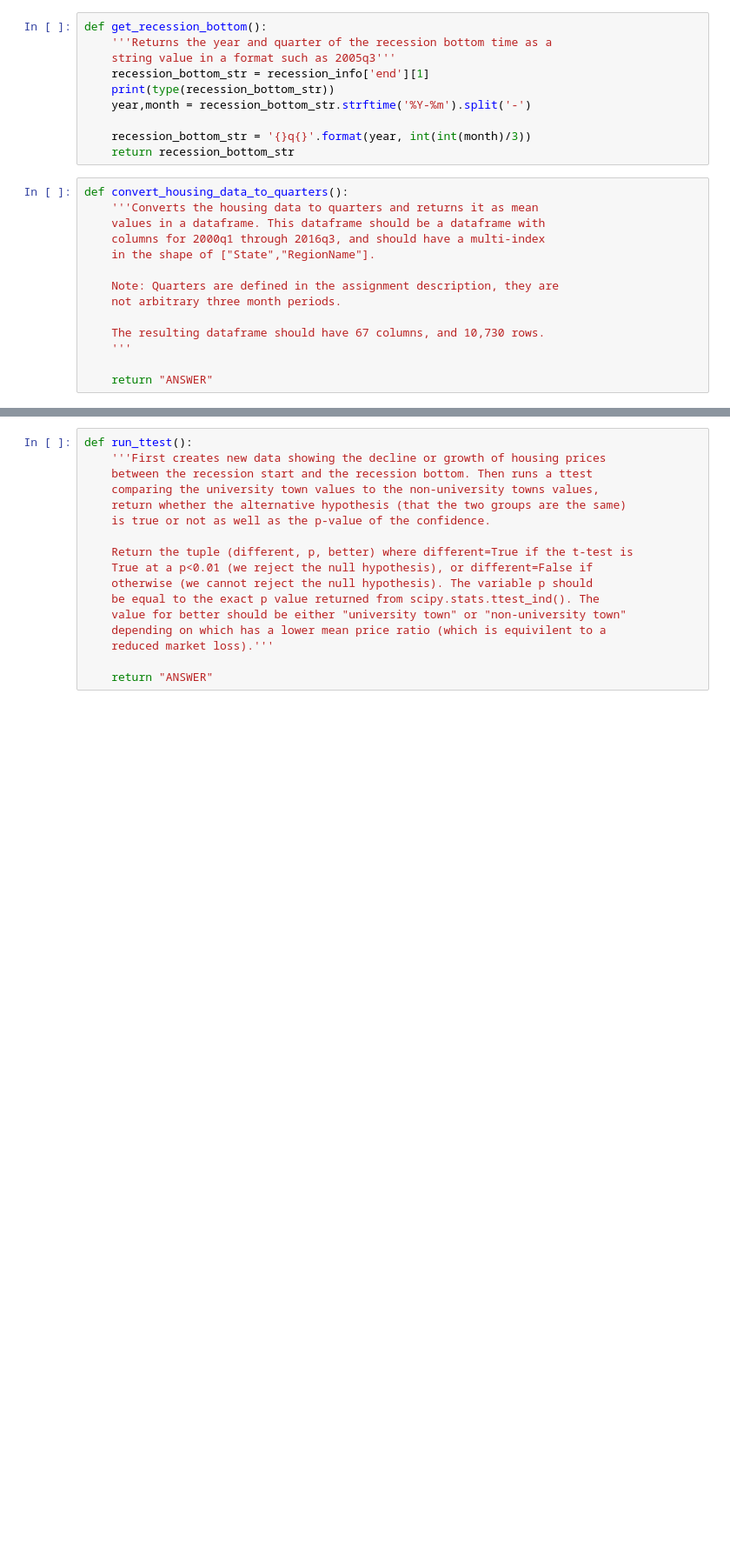
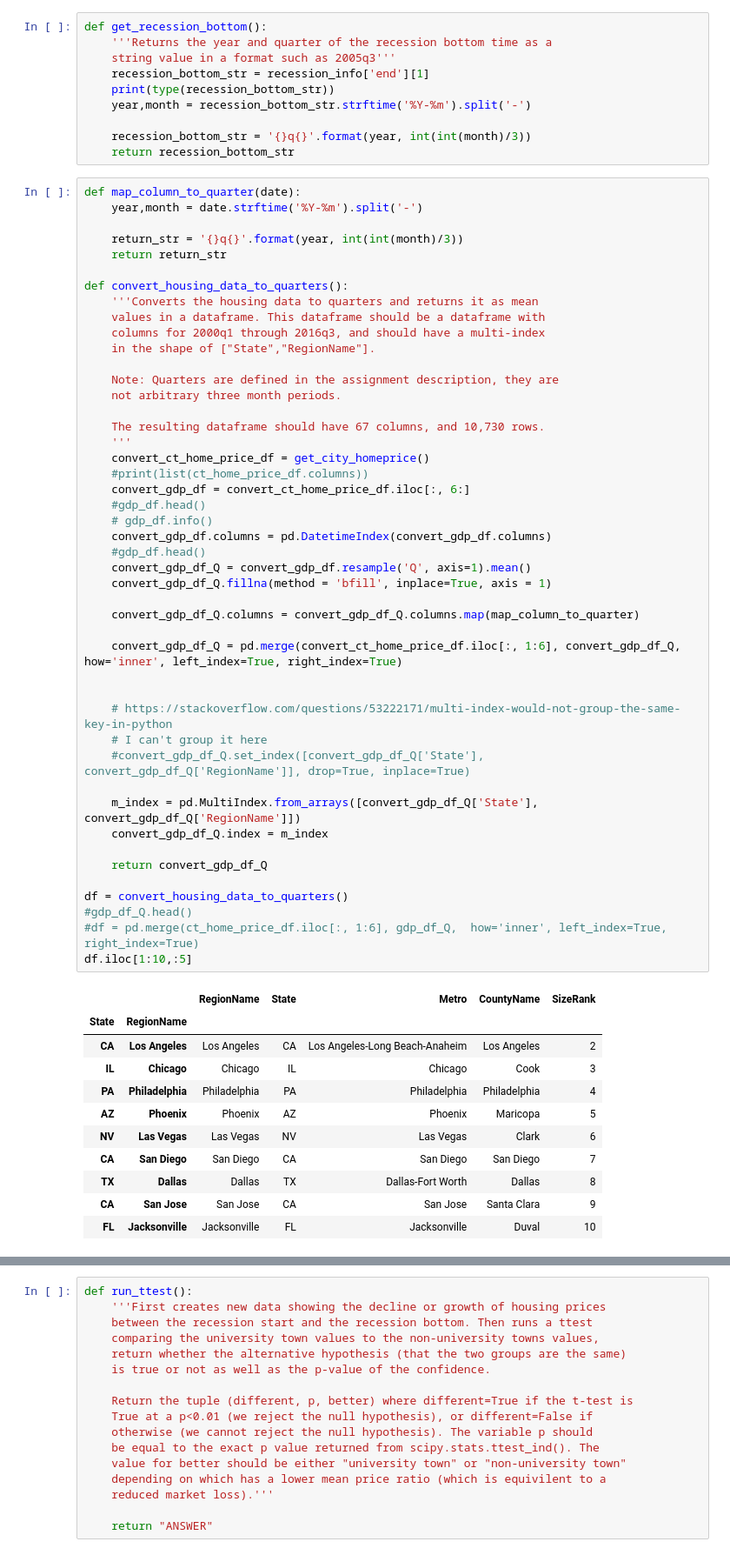
Before and after one commit to zozowit/-DS_in_Python, a Jupyter notebook: UMich_DataSciencewithPythonSpecialization/cours1_IntroductiontoDataScienceinPython/week4/Assignment+4.ipynb, the cells around one changed output, grey strips where cells are left out. Shown at 87% size. Drawn from its saved outputs; the diff is of its cells as text; blank space fills up the shorter version.

Commit message:
python:DS:UMich:course:week4: assignment update

```diff
--- a/UMich_DataSciencewithPythonSpecialization/cours1_IntroductiontoDataScienceinPython/week4/Assignment+4.ipynb
+++ b/UMich_DataSciencewithPythonSpecialization/cours1_IntroductiontoDataScienceinPython/week4/Assignment+4.ipynb
@@ -244,16 +244,60 @@ def get_recession_bottom():
     recession_bottom_str = '{}q{}'.format(year, int(int(month)/3))
     return recession_bottom_str
 # %%
+def map_column_to_quarter(date):
+    year,month = date.strftime('%Y-%m').split('-')
+
+    return_str = '{}q{}'.format(year, int(int(month)/3))
+    return return_str
+
 def convert_housing_data_to_quarters():
     '''Converts the housing data to quarters and returns it as mean
     values in a dataframe. This dataframe should be a dataframe with
     columns for 2000q1 through 2016q3, and should have a multi-index
     in the shape of ["State","RegionName"].
 
     Note: Quarters are defined in the assignment description, they are
     not arbitrary three month periods.
 
     The resulting dataframe should have 67 columns, and 10,730 rows.
     '''
+    convert_ct_home_price_df = get_city_homeprice()
+    #print(list(ct_home_price_df.columns))
+    convert_gdp_df = convert_ct_home_price_df.iloc[:, 6:]
+    #gdp_df.head()
+    # gdp_df.info()
+    convert_gdp_df.columns = pd.DatetimeIndex(convert_gdp_df.columns)
+    #gdp_df.head()
+    convert_gdp_df_Q = convert_gdp_df.resample('Q', axis=1).mean()
+    convert_gdp_df_Q.fillna(method = 'bfill', inplace=True, axis = 1)
 
-    return "ANSWER"
+    convert_gdp_df_Q.columns = convert_gdp_df_Q.columns.map(map_column_to_quarter)
+
+    convert_gdp_df_Q = pd.merge(convert_ct_home_price_df.iloc[:, 1:6], convert_gdp_df_Q, how='inner', left_index=True, right_index=True)
+
+
+    # https://stackoverflow.com/questions/53222171/multi-index-would-not-group-the-same-key-in-python
+    # I can't group it here
+    #convert_gdp_df_Q.set_index([convert_gdp_df_Q['State'], convert_gdp_df_Q['RegionName']], drop=True, inplace=True)
+
+    m_index = pd.MultiIndex.from_arrays([convert_gdp_df_Q['State'], convert_gdp_df_Q['RegionName']])
+    convert_gdp_df_Q.index = m_index
+
+    return convert_gdp_df_Q
+
+df = convert_housing_data_to_quarters()
+#gdp_df_Q.head()
+#df = pd.merge(ct_home_price_df.iloc[:, 1:6], gdp_df_Q,  how='inner', left_index=True, right_index=True)
+df.iloc[1:10,:5]
+# %% [output]
+|  |  | RegionName | State | Metro | CountyName | SizeRank |
+| State | RegionName |  |  |  |  |  |
+| CA | Los Angeles | Los Angeles | CA | Los Angeles-Long Beach-Anaheim | Los Angeles | 2 |
+| IL | Chicago | Chicago | IL | Chicago | Cook | 3 |
+| PA | Philadelphia | Philadelphia | PA | Philadelphia | Philadelphia | 4 |
+| AZ | Phoenix | Phoenix | AZ | Phoenix | Maricopa | 5 |
+| NV | Las Vegas | Las Vegas | NV | Las Vegas | Clark | 6 |
+| CA | San Diego | San Diego | CA | San Diego | San Diego | 7 |
+| TX | Dallas | Dallas | TX | Dallas-Fort Worth | Dallas | 8 |
+| CA | San Jose | San Jose | CA | San Jose | Santa Clara | 9 |
+| FL | Jacksonville | Jacksonville | FL | Jacksonville | Duval | 10 |
```
Also changed, not shown: parts of 1 cell of this notebook.
